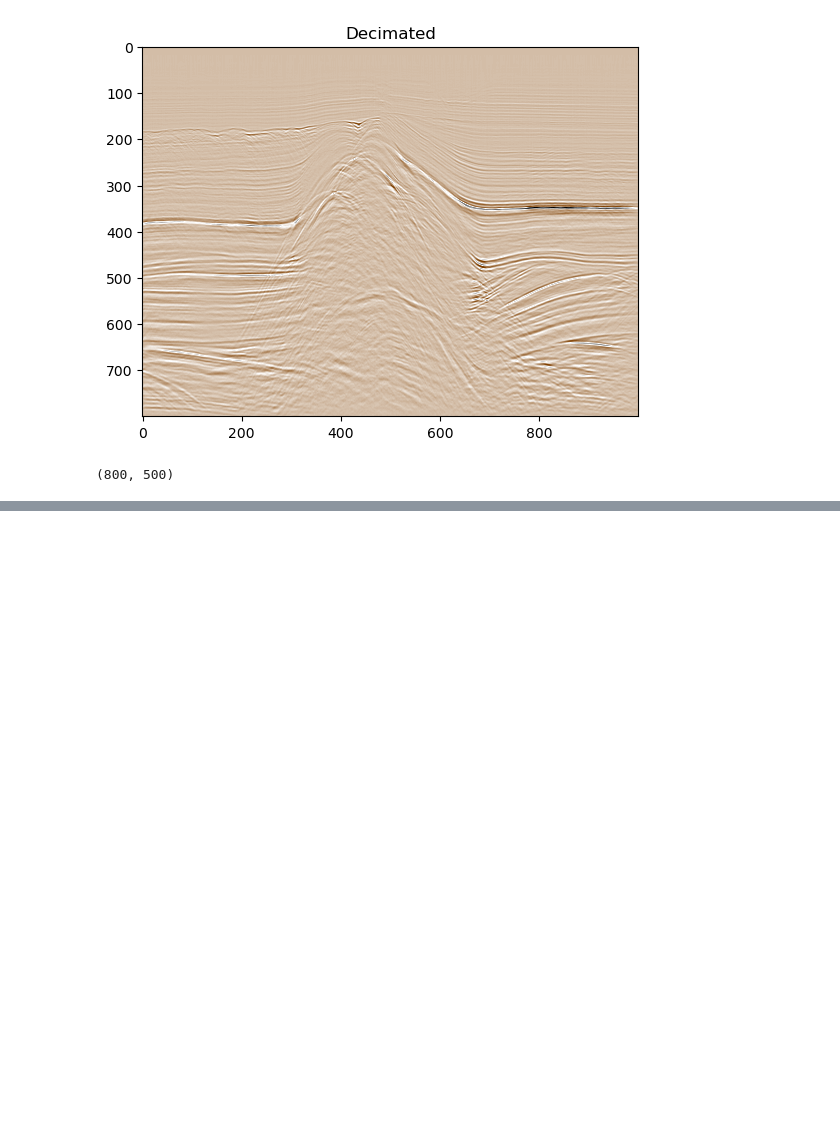
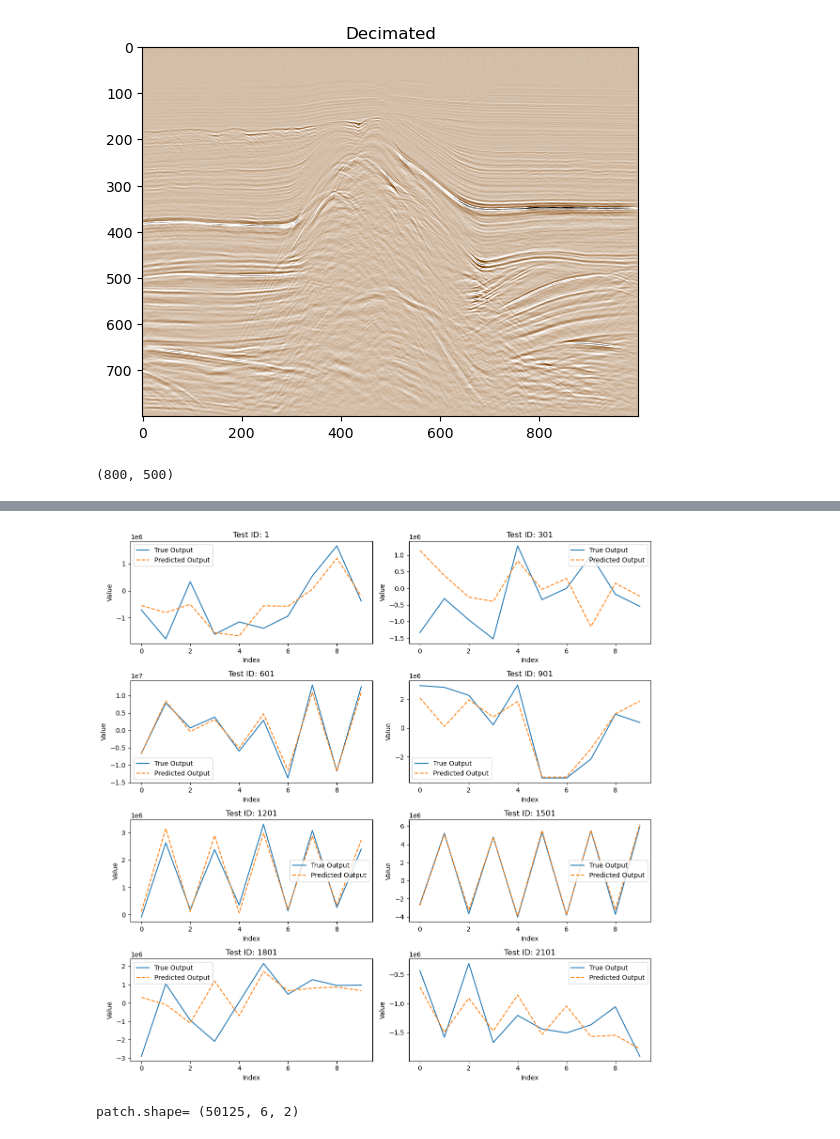
Before and after one commit to chenyk1990/mlnb, a Jupyter notebook: DL_inter_fx.ipynb, the cells around one changed output, grey strips where cells are left out. Cells and saved outputs as stored; diff of their text form; code cells hidden in the pictures; blank space fills up the shorter version.

```diff
--- a/DL_inter_fx.ipynb
+++ b/DL_inter_fx.ipynb
@@ -54,0 +114,3 @@ decimate.shape
+# %%
+patch_input=patch[:,::2,:]
+patch_output=patch[:,1::2,:]
@@ -54,0 +190,31 @@ decimate.shape
+# %%
+# Let's assume we want to compare 8 different test IDs
+test_ids = [1, 301, 601, 901, 1201, 1501, 1801, 2101]
+
+# Create a 4x2 plot grid
+fig, axs = plt.subplots(4, 2, figsize=(12, 12))  # 4 rows, 2 columns of subplots
+
+# Flatten the axs array for easier indexing
+axs = axs.ravel()
+
+for i, test_id in enumerate(test_ids):
+    # Extract the true and predicted outputs for the given test_id
+    test_output = y_val[test_id, :, :]
+    pred_output = model.predict(x_val[test_id:test_id+1, :, :])
+
+    # Plot on the ith subplot
+    axs[i].plot(test_output.flatten(), label='True Output')
+    axs[i].plot(pred_output.flatten(), label='Predicted Output', linestyle='--')
+
+    # Add title and labels
+    axs[i].set_title(f'Test ID: {test_id}')
+    axs[i].set_xlabel('Index')
+    axs[i].set_ylabel('Value')
+
+    # Add a legend
+    axs[i].legend()
+
+# Adjust layout for better spacing
+plt.tight_layout()
+plt.show()
+# %% [output]
@@ -54,0 +229 @@ decimate.shape
+[figure, added]
@@ -54,0 +236,8 @@ decimate.shape
+# %%
+patch_real1=patch2d(fx_original_real,l1=1,l2=6,s1=1,s2=4)
+patch_imag1=patch2d(fx_original_imag,l1=1,l2=6,s1=1,s2=4)
+patch1=np.concatenate([patch_real1,patch_imag1],axis=1)
+patch1=patch1.reshape(patch1.shape[0],6,2,order='F')
+print('patch.shape=',patch1.shape)
+# %% [output]
+patch.shape= (50125, 6, 2)
```
Also changed, not shown: parts of 23 cells of this notebook.
